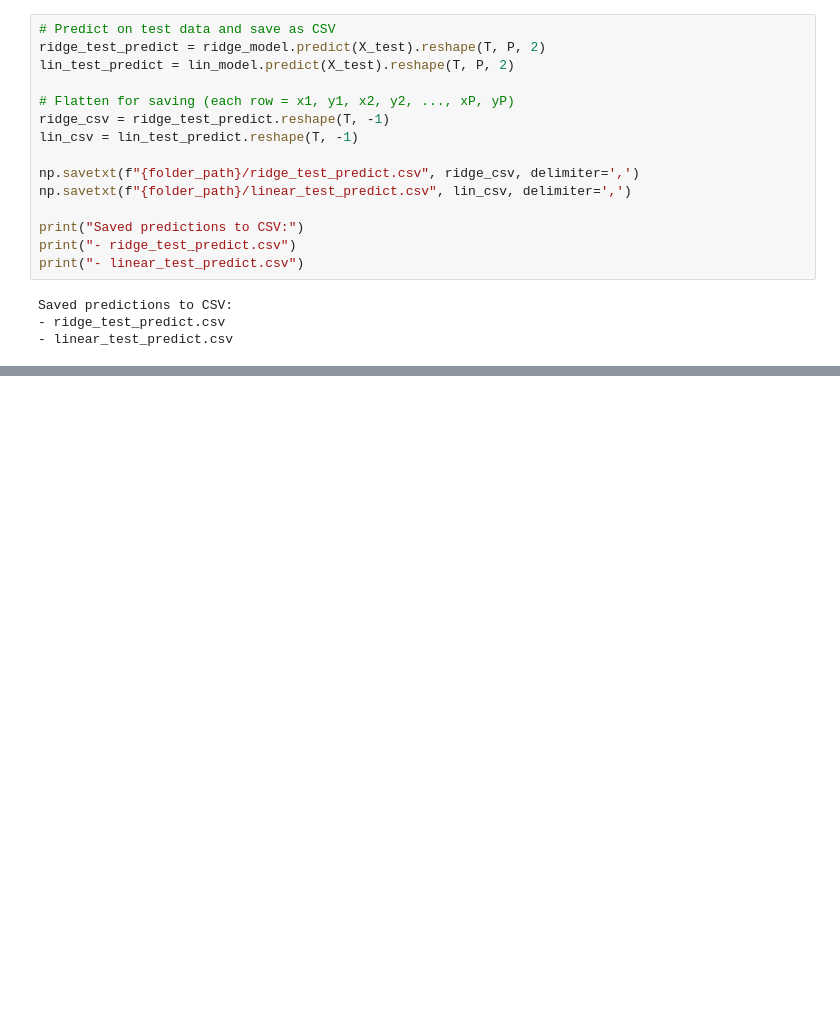
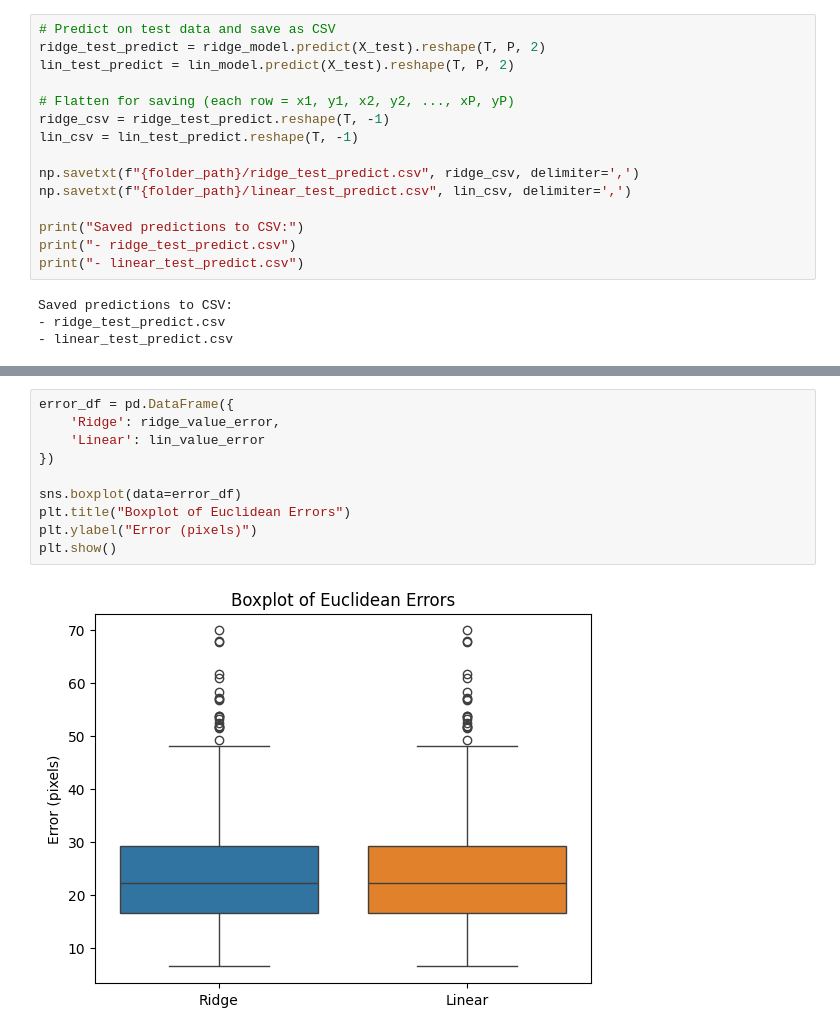
Before and after one commit to Noah-To/AML, a Jupyter notebook: AML_assignment_task_2.ipynb, the cells around one changed output, grey strips where cells are left out. Cells and saved outputs as stored; diff of their text form; blank space fills up the shorter version.

```diff
--- a/AML_assignment_task_2.ipynb
+++ b/AML_assignment_task_2.ipynb
@@ -119,0 +144,12 @@ Saved predictions to CSV:
+# %%
+error_df = pd.DataFrame({
+    'Ridge': ridge_value_error,
+    'Linear': lin_value_error
+})
+
+sns.boxplot(data=error_df)
+plt.title("Boxplot of Euclidean Errors")
+plt.ylabel("Error (pixels)")
+plt.show()
+# %% [output]
+[figure, added]
```
Also changed, not shown: parts of 2 cells of this notebook.
